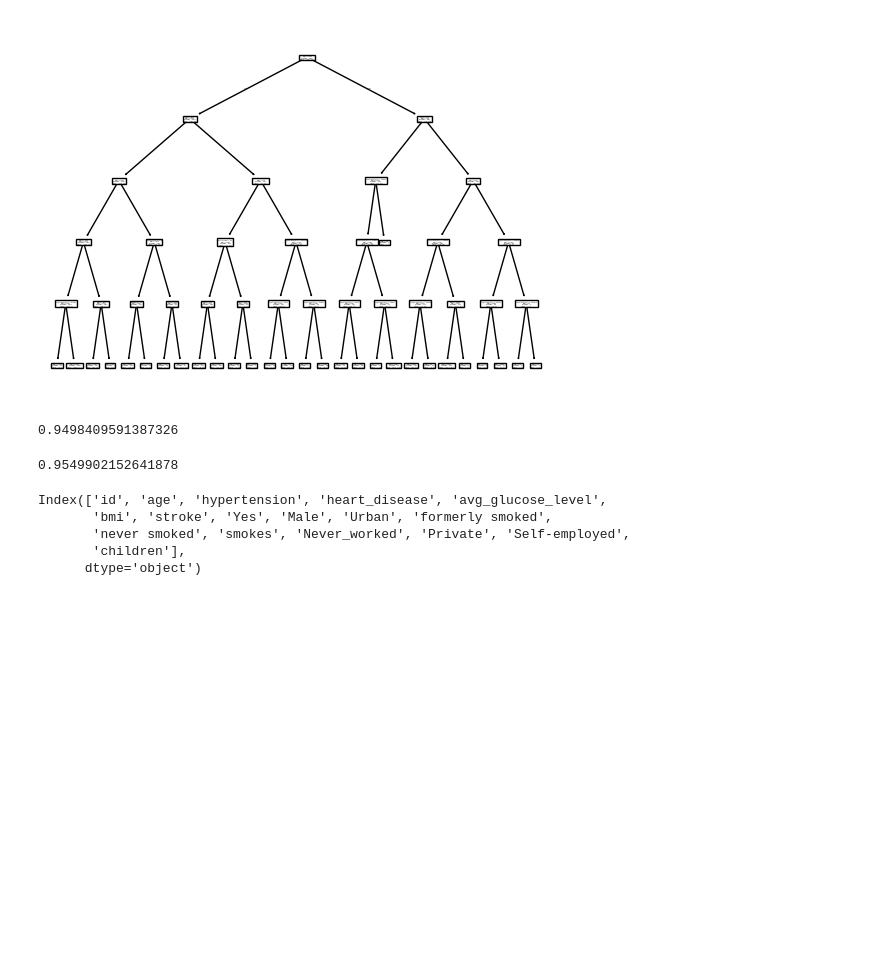
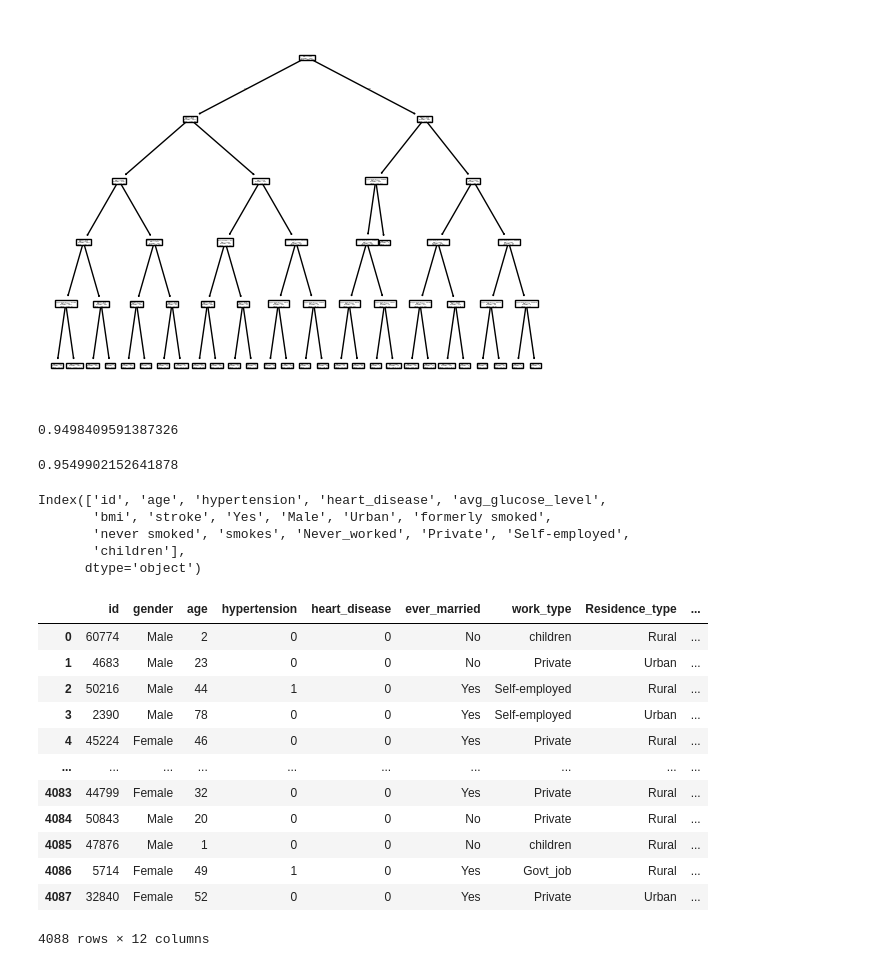
Before and after one commit to SK-IntelliCy/mlproject, a Jupyter notebook: eda and model creating/eda.ipynb, the cells around one changed output. Cells and saved outputs as stored; diff of their text form; code cells hidden in the pictures; blank space fills up the shorter version.

Commit message:
Model Trained

```diff
--- a/eda and model creating/eda.ipynb
+++ b/eda and model creating/eda.ipynb
@@ -202,3 +207,20 @@ Index(['id', 'age', 'hypertension', 'heart_disease', 'avg_glucose_level',
        'never smoked', 'smokes', 'Never_worked', 'Private', 'Self-employed',
        'children'],
       dtype='object')
+# %%
+t=os.path.join("artifacts","train.csv")
+pd.read_csv(t)
+# %% [output]
+|  | id | gender | age | hypertension | heart_disease | ever_married | work_type | Residence_type | ... |
+| 0 | 60774 | Male | 2 | 0 | 0 | No | children | Rural | ... |
+| 1 | 4683 | Male | 23 | 0 | 0 | No | Private | Urban | ... |
+| 2 | 50216 | Male | 44 | 1 | 0 | Yes | Self-employed | Rural | ... |
+| 3 | 2390 | Male | 78 | 0 | 0 | Yes | Self-employed | Urban | ... |
+| 4 | 45224 | Female | 46 | 0 | 0 | Yes | Private | Rural | ... |
+| ... | ... | ... | ... | ... | ... | ... | ... | ... | ... |
+| 4083 | 44799 | Female | 32 | 0 | 0 | Yes | Private | Rural | ... |
+| 4084 | 50843 | Male | 20 | 0 | 0 | No | Private | Rural | ... |
+| 4085 | 47876 | Male | 1 | 0 | 0 | No | children | Rural | ... |
+| 4086 | 5714 | Female | 49 | 1 | 0 | Yes | Govt_job | Rural | ... |
+| 4087 | 32840 | Female | 52 | 0 | 0 | Yes | Private | Urban | ... |
+4088 rows × 12 columns
```
Also changed, not shown: parts of 1 cell of this notebook, 5 other files.
